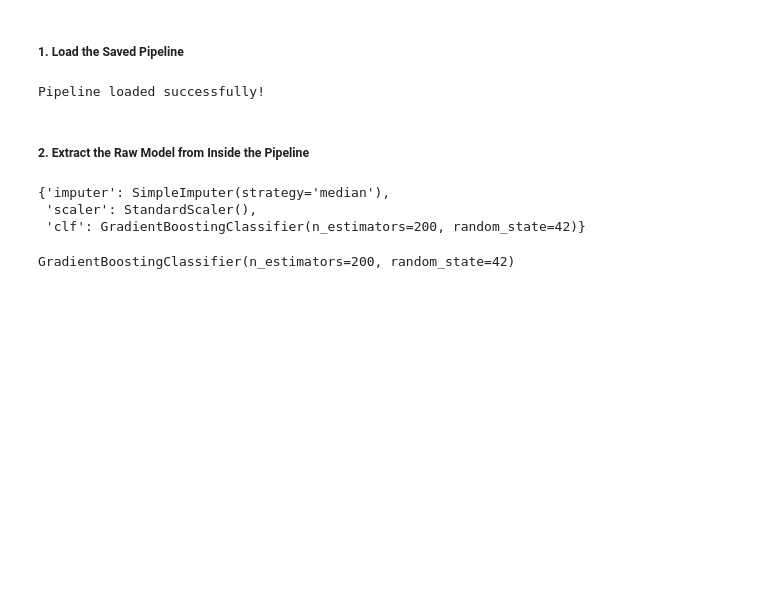
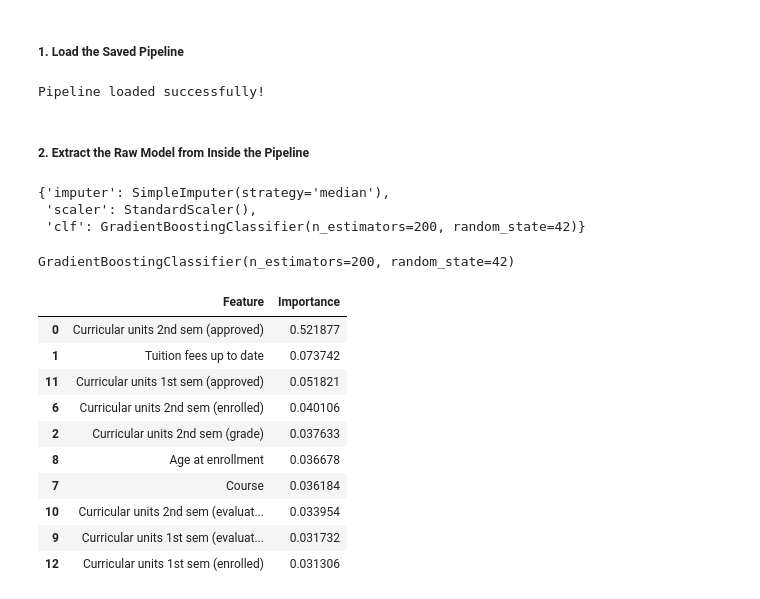
Before and after one commit to FogapNjinju/PredictingStudentAcademic, a Jupyter notebook: notebooks/07_final_analysis.ipynb, the cells around one changed output. Drawn from its saved outputs; the diff is of its cells as text; code cells hidden in the pictures; blank space fills up the shorter version.

```diff
--- a/notebooks/07_final_analysis.ipynb
+++ b/notebooks/07_final_analysis.ipynb
@@ -25,3 +45,25 @@ raw_model = pipeline.named_steps["clf"]
 print(raw_model)
 # %% [output]
 GradientBoostingClassifier(n_estimators=200, random_state=42)
+# %%
+importances = raw_model.feature_importances_
+feature_names = pipeline.named_steps["imputer"].get_feature_names_out()
+
+fi = pd.DataFrame({
+    "Feature": feature_names,
+    "Importance": importances
+}).sort_values("Importance", ascending=False)
+
+fi.head(10)
+# %% [output]
+|  | Feature | Importance |
+| 0 | Curricular units 2nd sem (approved) | 0.521877 |
+| 1 | Tuition fees up to date | 0.073742 |
+| 11 | Curricular units 1st sem (approved) | 0.051821 |
+| 6 | Curricular units 2nd sem (enrolled) | 0.040106 |
+| 2 | Curricular units 2nd sem (grade) | 0.037633 |
+| 8 | Age at enrollment | 0.036678 |
+| 7 | Course | 0.036184 |
+| 10 | Curricular units 2nd sem (evaluat... | 0.033954 |
+| 9 | Curricular units 1st sem (evaluat... | 0.031732 |
+| 12 | Curricular units 1st sem (enrolled) | 0.031306 |
```
Also changed, not shown: parts of 3 cells of this notebook, 1 other file.
